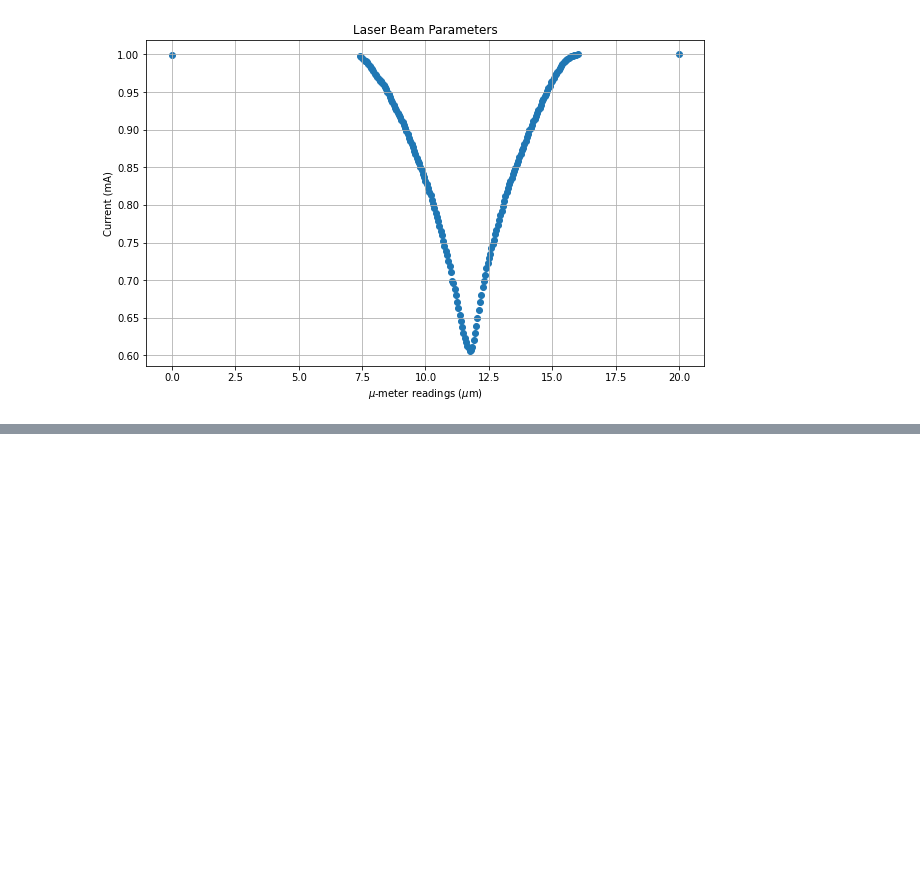
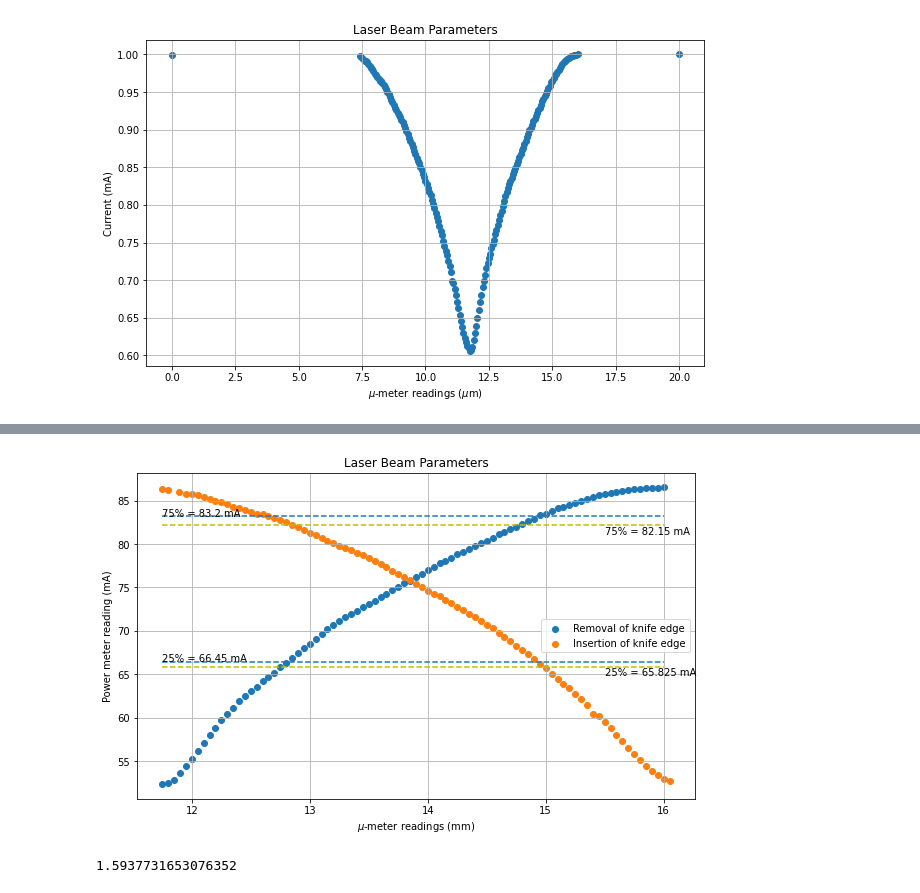
Before and after one commit to DarkWake9/EP3061, a Jupyter notebook: 8.Laser-Beam-Parameter.ipynb, the cells around one changed output, grey strips where cells are left out. Cells and saved outputs as stored; diff of their text form; code cells hidden in the pictures; blank space fills up the shorter version.

```diff
--- a/8.Laser-Beam-Parameter.ipynb
+++ b/8.Laser-Beam-Parameter.ipynb
@@ -6,3 +6,6 @@ init = [0, 7.4, 7.45, 7.54]
 mid = np.linspace(7.6, 16, int((16-7.6)/0.05 +1))
 
 u_meter_readings = np.concatenate((init, mid, [20]))
+
+x_insertion = u_meter_readings[1:87]# + u_meter_readings[87]
+x_removal = u_meter_readings[87:-1]
@@ -25,0 +47,28 @@ plt.show()
+# %%
+x_insertion =  x_insertion + x_removal[0] - x_insertion[0]
+
+plt.figure(figsize=(10, 6))
+plt.scatter(x_removal, current[87:-1], label='Removal of knife edge')
+plt.scatter(x_insertion, current[1:87], label='Insertion of knife edge')
+plt.hlines([np.quantile(current[87:-1], 0.25), np.quantile(current[87:-1], 0.75)], 11.75, 16, linestyles='dashed')
+plt.text(11.75, np.quantile(current[87:-1], 0.25), '25% = '+str(np.quantile(current[87:-1], 0.25)) + ' mA')
+plt.text(11.75, np.quantile(current[87:-1], 0.75), '75% = '+str(np.quantile(current[87:-1], 0.75)) + ' mA')
+
+plt.hlines([np.quantile(c_insertion, 0.25), np.quantile(c_insertion, 0.75)], 11.75, 16, linestyles='dashed', colors='y')
+plt.text(15.5, np.quantile(c_insertion, 0.25)-1, '25% = '+str(np.quantile(c_insertion, 0.25)) + ' mA')
+plt.text(15.5, np.quantile(c_insertion, 0.75)-1, '75% = '+str(np.quantile(c_insertion, 0.75)) + ' mA')
+
+
+plt.xlabel('$\mu$-meter readings (mm)')
+plt.ylabel('Power meter reading (mA)')
+plt.title('Laser Beam Parameters')
+plt.grid()
+plt.legend()
+plt.savefig('Laser-Beam-Parameter-shifted-O.png')
+plt.show()
+# %% [output]
+[figure, added]
+# %%
+1.075/0.6745
+# %% [output]
+1.5937731653076352
```
Also changed, not shown: parts of 5 cells of this notebook, 3 other files.
